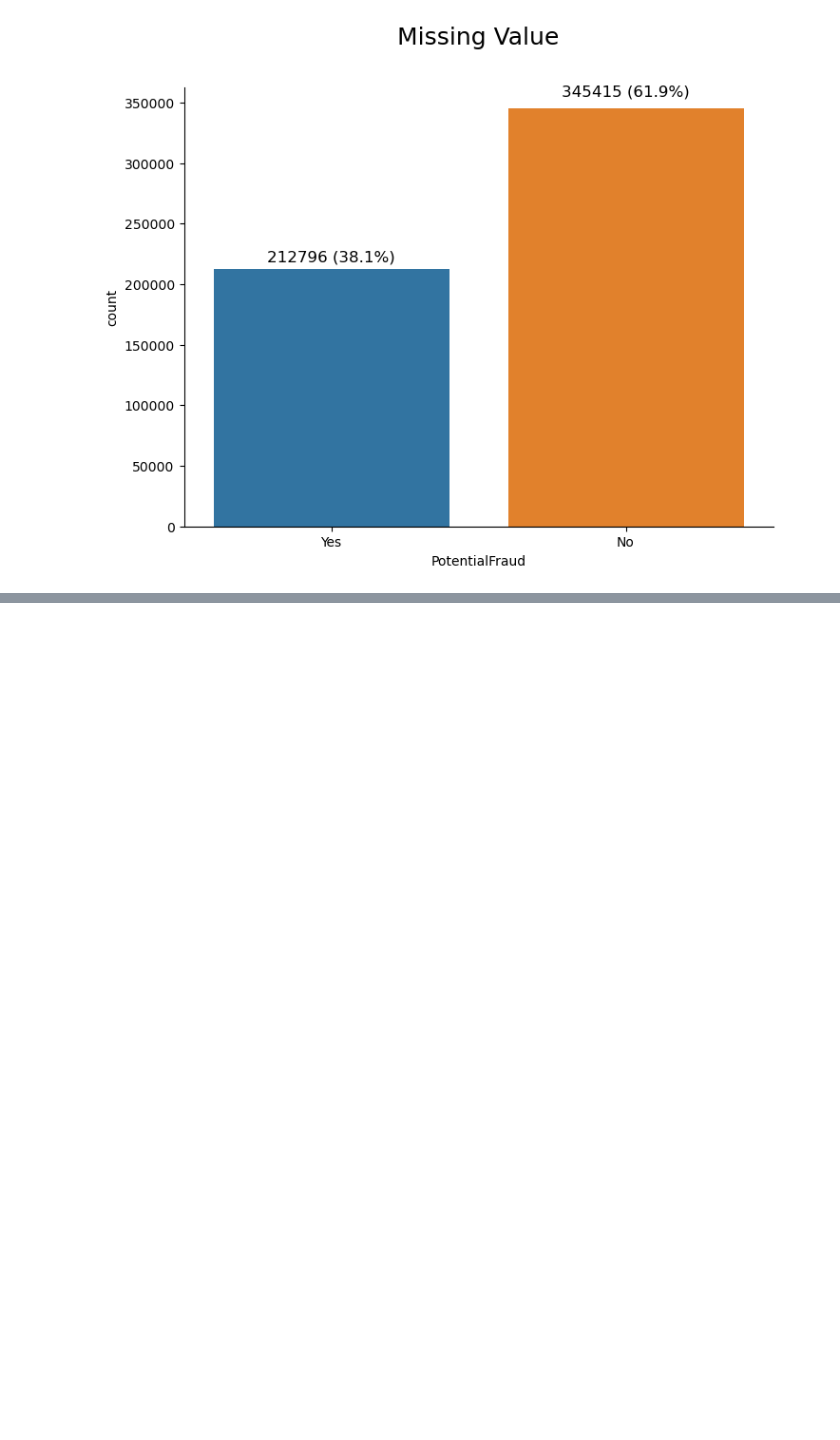
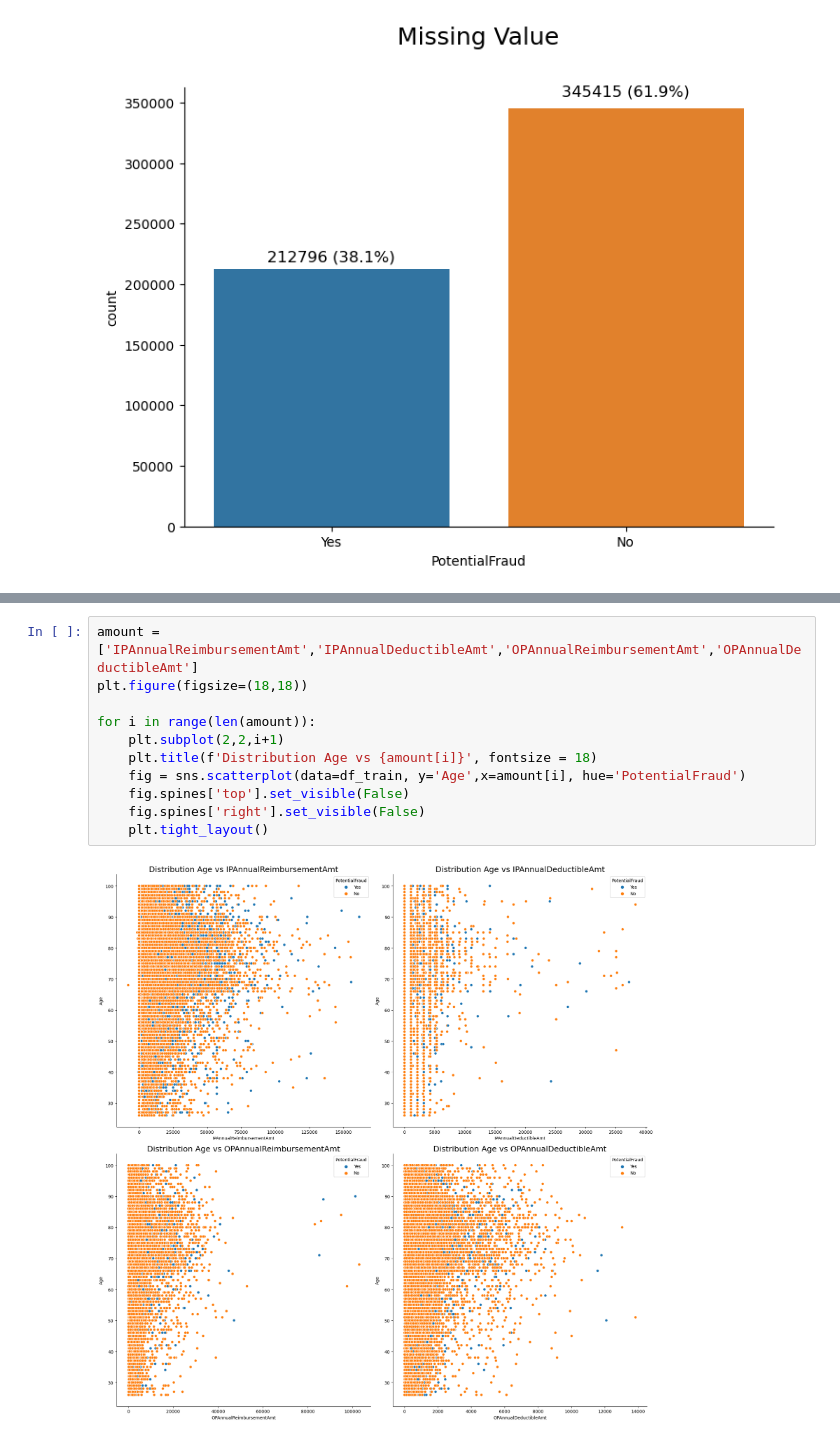
Before and after one commit to JodhiKrisantus/Healthcare-Provider-Fraud-Detection-Analysis, a Jupyter notebook: script_python.ipynb, the cells around one changed output, grey strips where cells are left out. Cells and saved outputs as stored; diff of their text form; blank space fills up the shorter version.

Commit message:
Preprocessing : Feature Amount Extraction

```diff
--- a/script_python.ipynb
+++ b/script_python.ipynb
@@ -847,0 +871,13 @@ for p in fig.patches:
+# %%
+amount = ['IPAnnualReimbursementAmt','IPAnnualDeductibleAmt','OPAnnualReimbursementAmt','OPAnnualDeductibleAmt']
+plt.figure(figsize=(18,18))
+
+for i in range(len(amount)):
+    plt.subplot(2,2,i+1)
+    plt.title(f'Distribution Age vs {amount[i]}', fontsize = 18)
+    fig = sns.scatterplot(data=df_train, y='Age',x=amount[i], hue='PotentialFraud')
+    fig.spines['top'].set_visible(False)
+    fig.spines['right'].set_visible(False)
+    plt.tight_layout()
+# %% [output]
+[figure, added]
```
Also changed, not shown: parts of 17 cells of this notebook.
